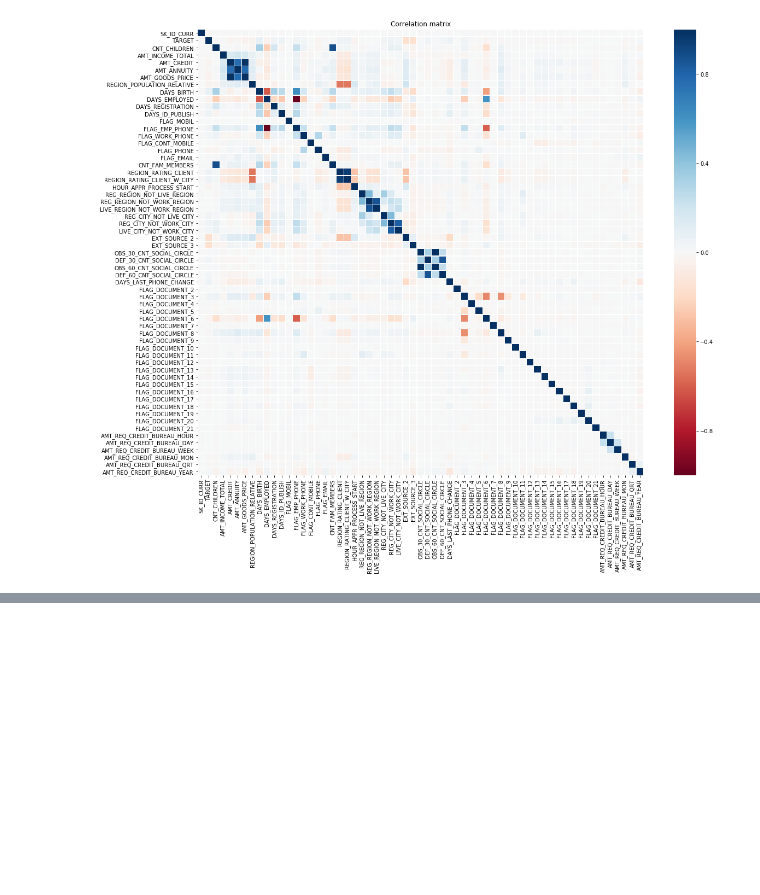
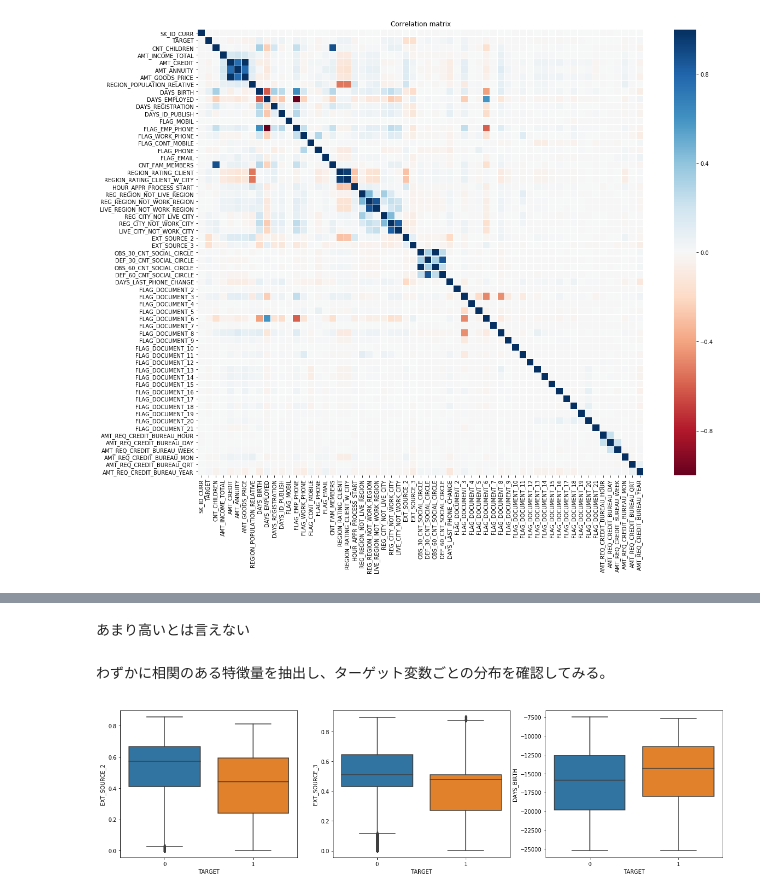
Before and after one commit to ryuu09-hub/diveintocode-ml2, a Jupyter notebook: Week03/Week03_Task1.ipynb, the cells around one changed output, grey strips where cells are left out. Cells and saved outputs as stored; diff of their text form; code cells hidden in the pictures; blank space fills up the shorter version.

```diff
--- a/Week03/Week03_Task1.ipynb
+++ b/Week03/Week03_Task1.ipynb
@@ -277,0 +272,15 @@ plt.show()
+# %% [markdown]
+あまり高いとは言えない
+# %% [markdown]
+わずかに相関のある特徴量を抽出し、ターゲット変数ごとの分布を確認してみる。
+# %%
+train_1=train[[ 'EXT_SOURCE_2', 'EXT_SOURCE_3','DAYS_BIRTH', 'TARGET']]
+# %%
+import seaborn as sns
+fig, ax=plt.subplots(1,3,figsize=(20,5))
+sns.boxplot(x='TARGET', y='EXT_SOURCE_2', data=train_1, ax=ax[0])
+sns.boxplot(x='TARGET', y='EXT_SOURCE_3', data=train_1, ax=ax[1])
+sns.boxplot(x='TARGET', y='DAYS_BIRTH', data=train_1, ax=ax[2])
+plt.show()
+# %% [output]
+[figure, added]
```
Also changed, not shown: parts of 43 cells of this notebook.
